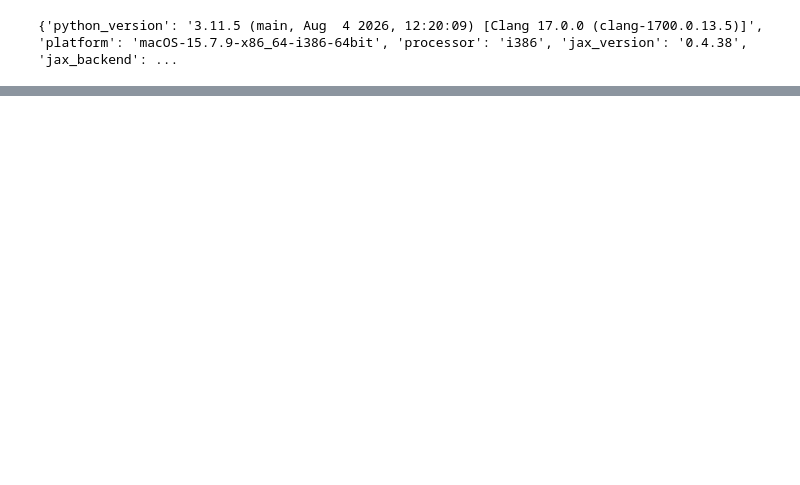
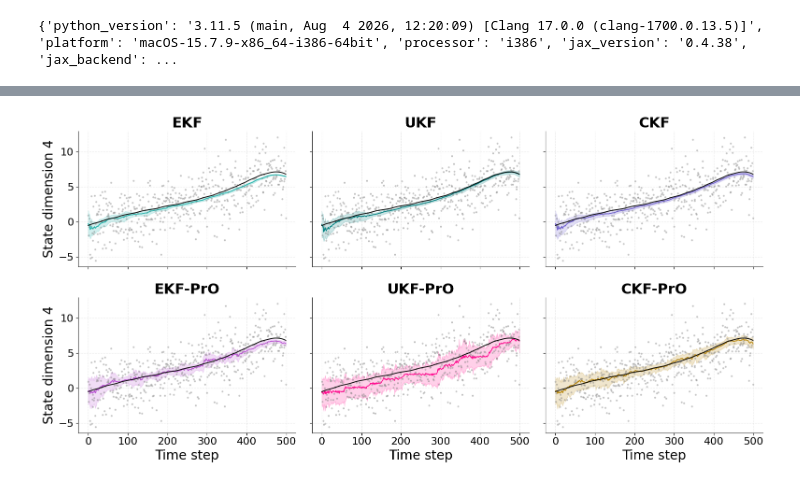
Before and after one commit to dankeann/pro-kalman-filter, a Jupyter notebook: ukf_lorenz_oscillating.ipynb, the cells around one changed output, grey strips where cells are left out. Cells and saved outputs as stored; diff of their text form; code cells hidden in the pictures; blank space fills up the shorter version.

```diff
--- a/ukf_lorenz_oscillating.ipynb
+++ b/ukf_lorenz_oscillating.ipynb
@@ -431,0 +479,46 @@ Passing `palette` without assigning `hue` is deprecated and will be removed in v
+# %%
+mpl.rcParams.update({
+    "font.size": 20,
+    "axes.titlesize": 22,
+    "axes.labelsize": 20,
+    "xtick.labelsize": 16,
+    "ytick.labelsize": 16,
+    "axes.spines.top": False,
+    "axes.spines.right": False,
+})
+
+fig, axes = plt.subplots(2, 3, figsize=(16, 8), sharex=True, sharey=True)
+axes = axes.flatten()
+
+dim = 4
+n_show = 500
+
+methods_order = ["EKF", "UKF", "CKF", "EKF-PrO", "UKF-PrO", "CKF-PrO"]
+
+for ax, method in zip(axes, methods_order):
+    h, h_cov = hist_ill[method]
+
+    ax.plot(xs_ill[:n_show, dim], color='black', linewidth=1.3, zorder=5)
+    ax.scatter(range(n_show), ys_ill[:n_show, dim], color='gray', s=4, alpha=0.35, zorder=1)
+    ax.plot(h[:n_show, dim], color=cmap[method], linewidth=1.3, zorder=4)
+
+    std = jnp.sqrt(h_cov[:n_show, dim, dim])
+    ax.fill_between(range(n_show),
+                     h[:n_show, dim] - 2*std,
+                     h[:n_show, dim] + 2*std,
+                     color=cmap[method], alpha=0.2, zorder=0)
+
+    ax.set_title(method, fontweight='bold')
+    ax.grid(alpha=0.25, linestyle='--')
+    ax.set_axisbelow(True)
+
+for ax in axes[3:]:
+    ax.set_xlabel("Time step")
+axes[0].set_ylabel(f"State dimension {dim}")
+axes[3].set_ylabel(f"State dimension {dim}")
+
+plt.tight_layout()
+plt.savefig("illustration_tracking_oscillating_grid.pdf", bbox_inches='tight', dpi=300)
+plt.show()
+# %% [output]
+[figure, added]
```
Also changed, not shown: parts of 12 cells of this notebook, 6 other files.
